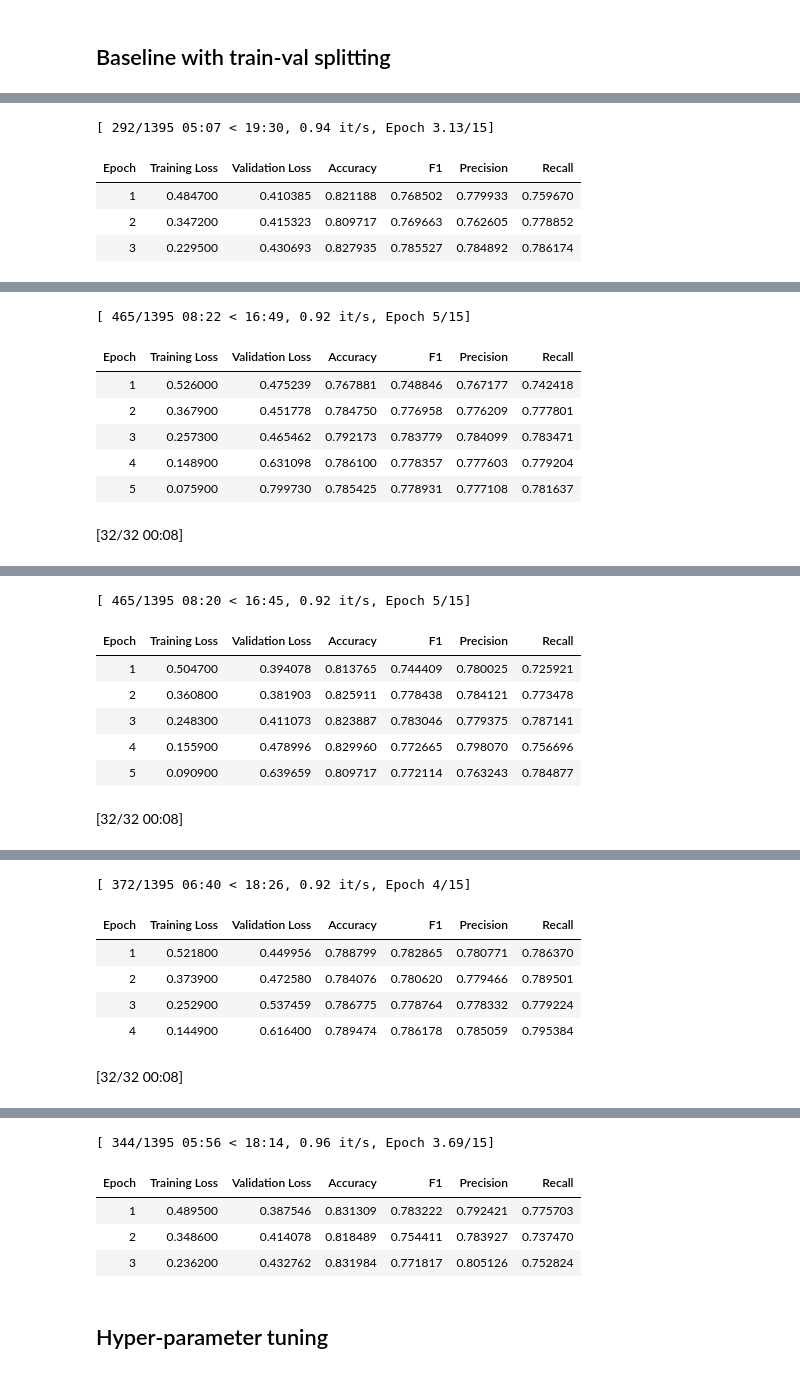
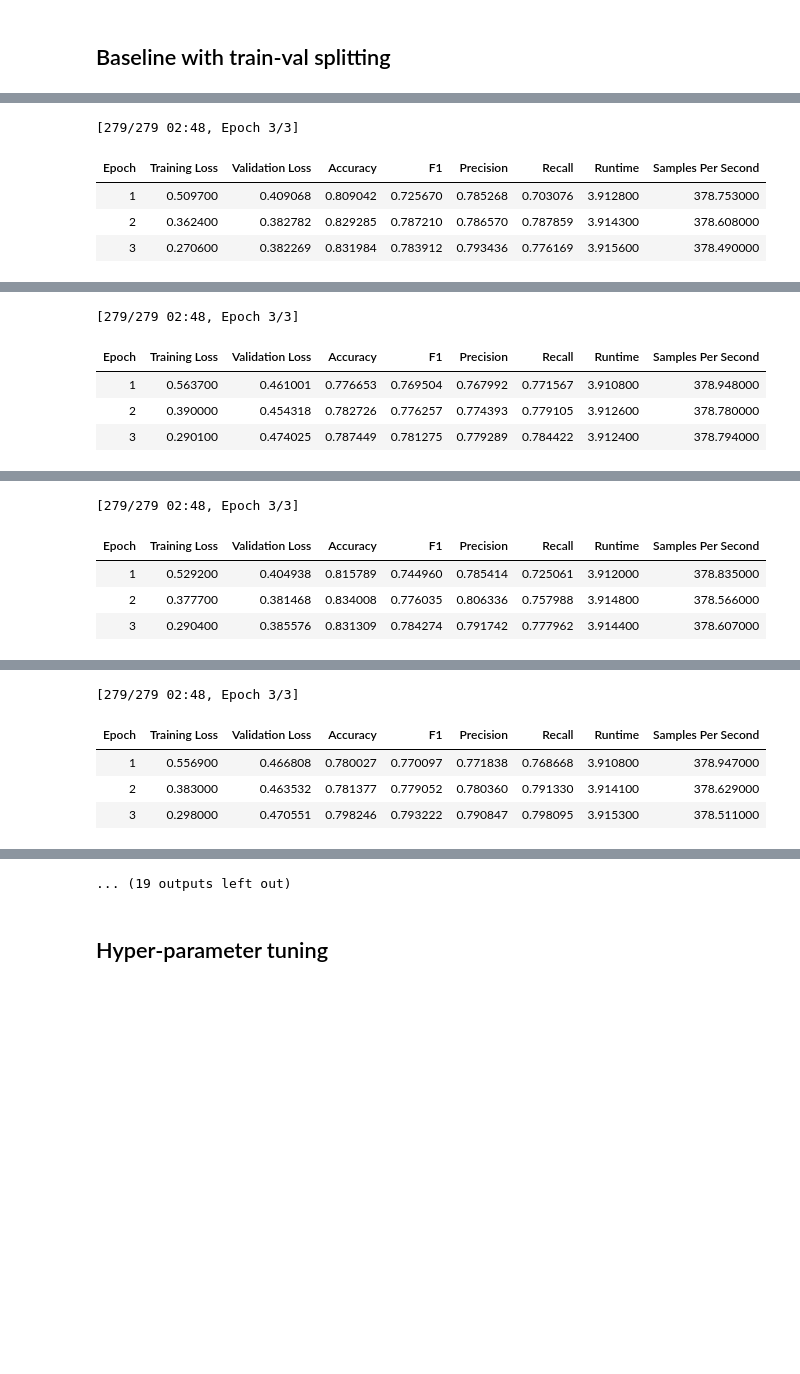
Before and after one commit to steveazzolin/NLU_final_project, a Jupyter notebook: alberto-enhancements.ipynb, the cells around one changed output, grey strips where cells are left out. Saved outputs shown, nothing was run; the diff lists cells and outputs as text; code cells hidden in the pictures; blank space fills up the shorter version.

```diff
--- a/alberto-enhancements.ipynb
+++ b/alberto-enhancements.ipynb
@@ -31,4 +25,4 @@ from transformers.modeling_outputs import SequenceClassifierOutput
 
 from sklearn.model_selection import train_test_split
 
-PATH = "../input/sentipolc2016/"
+PATH = "./data/Sentipolc16/"
@@ -229,20 +254,20 @@ training_opos = X_train\
                     .map(process_dataset_task, fn_kwargs={"subtask": "opos"}, batched=False)\
                     .map(tokenize_function, batched=True)\
                     .shuffle(seed=42)\
-                    .with_format("torch")
+                    .with_format("torch", columns=["input_ids", "attention_mask", "labels", "token_type_ids"])
 training_oneg = X_train\
                    .map(process_dataset_task, fn_kwargs={"subtask": "oneg"}, batched=False)\
                    .map(tokenize_function, batched=True)\
                    .shuffle(seed=42)\
-                   .with_format("torch")
+                   .with_format("torch", columns=["input_ids", "attention_mask", "labels", "token_type_ids"])
 validating_opos = X_val\
                     .map(process_dataset_task, fn_kwargs={"subtask": "opos"}, batched=False)\
                     .map(tokenize_function, batched=True)\
-                    .with_format("torch")
+                    .with_format("torch", columns=["input_ids", "attention_mask", "labels", "token_type_ids"])
 validating_oneg = X_val\
                    .map(process_dataset_task, fn_kwargs={"subtask": "oneg"}, batched=False)\
                    .map(tokenize_function, batched=True)\
-                   .with_format("torch")
+                   .with_format("torch", columns=["input_ids", "attention_mask", "labels", "token_type_ids"])
 
 
 #test set
@@ -253,9 +278,9 @@ dataset = Dataset.from_pandas(dataset)
 # Create a Dataset for each subtask (evaluated separately by SentiPolc16).
 # To do that, simply take, respectively, the first or the second char of the label for opos and oneg.
 ##
-testing_opos = dataset.map(process_dataset_task, fn_kwargs={"subtask": "opos"}, batched=False).map(tokenize_function, batched=True).shuffle().with_format("torch")
+testing_opos = dataset.map(process_dataset_task, fn_kwargs={"subtask": "opos"}, batched=False).map(tokenize_function, batched=True).shuffle().with_format("torch", columns=["input_ids", "attention_mask", "labels", "token_type_ids"])
 testing_oneg = dataset\
                     .map(process_dataset_task, fn_kwargs={"subtask": "oneg"}, batched=False)\
                     .map(tokenize_function, batched=True)\
-                    .with_format("torch")
+                    .with_format("torch", columns=["input_ids", "attention_mask", "labels", "token_type_ids"])
 # %%
@@ -302,12 +406,12 @@ RUN_NAME = "test_trainer"
 # %%
 args = TrainingArguments(
                 "test_trainer",
-                num_train_epochs=15,
+                num_train_epochs=3,
                 per_device_train_batch_size=TRAIN_BATCH_SIZE,
                 per_device_eval_batch_size=PREDICT_BATCH_SIZE,
                 save_total_limit=2,
                 learning_rate=LEARNING_RATE,
-                warmup_steps=NUM_WARMUP_STEPS,
+                warmup_ratio=WARMUP_PROPORTION,
                 weight_decay=0.01,
                 adam_beta1=0.9,
                 adam_beta2=0.999,
@@ -319,7 +423,7 @@ args = TrainingArguments(
                 save_strategy="no",
                 report_to="none",
                 load_best_model_at_end=True,
-                metric_for_best_model="eval_loss",
+                metric_for_best_model="eval_f1",
             )
 
 k_steps_evidence(num_iterations=5,
@@ -333,8 +437,8 @@ k_steps_evidence(num_iterations=5,
                  testing_opos=testing_opos,
                  testing_oneg=testing_oneg)
 # %% [output]
-[ 292/1395 05:07 < 19:30, 0.94 it/s, Epoch 3.13/15]
+[279/279 02:48, Epoch 3/3]
-| Epoch | Training Loss | Validation Loss | Accuracy | F1 | Precision | Recall |
-| 1 | 0.484700 | 0.410385 | 0.821188 | 0.768502 | 0.779933 | 0.759670 |
-| 2 | 0.347200 | 0.415323 | 0.809717 | 0.769663 | 0.762605 | 0.778852 |
-| 3 | 0.229500 | 0.430693 | 0.827935 | 0.785527 | 0.784892 | 0.786174 |
+| Epoch | Training Loss | Validation Loss | Accuracy | F1 | Precision | Recall | Runtime | Samples Per Second |
+| 1 | 0.509700 | 0.409068 | 0.809042 | 0.725670 | 0.785268 | 0.703076 | 3.912800 | 378.753000 |
+| 2 | 0.362400 | 0.382782 | 0.829285 | 0.787210 | 0.786570 | 0.787859 | 3.914300 | 378.608000 |
+| 3 | 0.270600 | 0.382269 | 0.831984 | 0.783912 | 0.793436 | 0.776169 | 3.915600 | 378.490000 |
@@ -341,8 +446,5 @@ k_steps_evidence(num_iterations=5,
-[ 465/1395 08:22 < 16:49, 0.92 it/s, Epoch 5/15]
+[279/279 02:48, Epoch 3/3]
-| Epoch | Training Loss | Validation Loss | Accuracy | F1 | Precision | Recall |
-| 1 | 0.526000 | 0.475239 | 0.767881 | 0.748846 | 0.767177 | 0.742418 |
-| 2 | 0.367900 | 0.451778 | 0.784750 | 0.776958 | 0.776209 | 0.777801 |
-| 3 | 0.257300 | 0.465462 | 0.792173 | 0.783779 | 0.784099 | 0.783471 |
-| 4 | 0.148900 | 0.631098 | 0.786100 | 0.778357 | 0.777603 | 0.779204 |
-| 5 | 0.075900 | 0.799730 | 0.785425 | 0.778931 | 0.777108 | 0.781637 |
+| Epoch | Training Loss | Validation Loss | Accuracy | F1 | Precision | Recall | Runtime | Samples Per Second |
+| 1 | 0.563700 | 0.461001 | 0.776653 | 0.769504 | 0.767992 | 0.771567 | 3.910800 | 378.948000 |
+| 2 | 0.390000 | 0.454318 | 0.782726 | 0.776257 | 0.774393 | 0.779105 | 3.912600 | 378.780000 |
+| 3 | 0.290100 | 0.474025 | 0.787449 | 0.781275 | 0.779289 | 0.784422 | 3.912400 | 378.794000 |
-[32/32 00:08]
@@ -349,8 +452,5 @@ k_steps_evidence(num_iterations=5,
-[ 465/1395 08:20 < 16:45, 0.92 it/s, Epoch 5/15]
+[279/279 02:48, Epoch 3/3]
-| Epoch | Training Loss | Validation Loss | Accuracy | F1 | Precision | Recall |
-| 1 | 0.504700 | 0.394078 | 0.813765 | 0.744409 | 0.780025 | 0.725921 |
-| 2 | 0.360800 | 0.381903 | 0.825911 | 0.778438 | 0.784121 | 0.773478 |
-| 3 | 0.248300 | 0.411073 | 0.823887 | 0.783046 | 0.779375 | 0.787141 |
-| 4 | 0.155900 | 0.478996 | 0.829960 | 0.772665 | 0.798070 | 0.756696 |
-| 5 | 0.090900 | 0.639659 | 0.809717 | 0.772114 | 0.763243 | 0.784877 |
+| Epoch | Training Loss | Validation Loss | Accuracy | F1 | Precision | Recall | Runtime | Samples Per Second |
+| 1 | 0.529200 | 0.404938 | 0.815789 | 0.744960 | 0.785414 | 0.725061 | 3.912000 | 378.835000 |
+| 2 | 0.377700 | 0.381468 | 0.834008 | 0.776035 | 0.806336 | 0.757988 | 3.914800 | 378.566000 |
+| 3 | 0.290400 | 0.385576 | 0.831309 | 0.784274 | 0.791742 | 0.777962 | 3.914400 | 378.607000 |
-[32/32 00:08]
@@ -357,7 +458,5 @@ k_steps_evidence(num_iterations=5,
-[ 372/1395 06:40 < 18:26, 0.92 it/s, Epoch 4/15]
+[279/279 02:48, Epoch 3/3]
-| Epoch | Training Loss | Validation Loss | Accuracy | F1 | Precision | Recall |
-| 1 | 0.521800 | 0.449956 | 0.788799 | 0.782865 | 0.780771 | 0.786370 |
-| 2 | 0.373900 | 0.472580 | 0.784076 | 0.780620 | 0.779466 | 0.789501 |
-| 3 | 0.252900 | 0.537459 | 0.786775 | 0.778764 | 0.778332 | 0.779224 |
-| 4 | 0.144900 | 0.616400 | 0.789474 | 0.786178 | 0.785059 | 0.795384 |
+| Epoch | Training Loss | Validation Loss | Accuracy | F1 | Precision | Recall | Runtime | Samples Per Second |
+| 1 | 0.556900 | 0.466808 | 0.780027 | 0.770097 | 0.771838 | 0.768668 | 3.910800 | 378.947000 |
+| 2 | 0.383000 | 0.463532 | 0.781377 | 0.779052 | 0.780360 | 0.791330 | 3.914100 | 378.629000 |
+| 3 | 0.298000 | 0.470551 | 0.798246 | 0.793222 | 0.790847 | 0.798095 | 3.915300 | 378.511000 |
-[32/32 00:08]
@@ -364,7 +464,3 @@ k_steps_evidence(num_iterations=5,
-[ 344/1395 05:56 < 18:14, 0.96 it/s, Epoch 3.69/15]
+... (19 outputs left out)
-| Epoch | Training Loss | Validation Loss | Accuracy | F1 | Precision | Recall |
-| 1 | 0.489500 | 0.387546 | 0.831309 | 0.783222 | 0.792421 | 0.775703 |
-| 2 | 0.348600 | 0.414078 | 0.818489 | 0.754411 | 0.783927 | 0.737470 |
-| 3 | 0.236200 | 0.432762 | 0.831984 | 0.771817 | 0.805126 | 0.752824 |
 # %% [markdown]
 ## Hyper-parameter tuning
```
Also changed, not shown: parts of 34 cells of this notebook, 1 other file.
